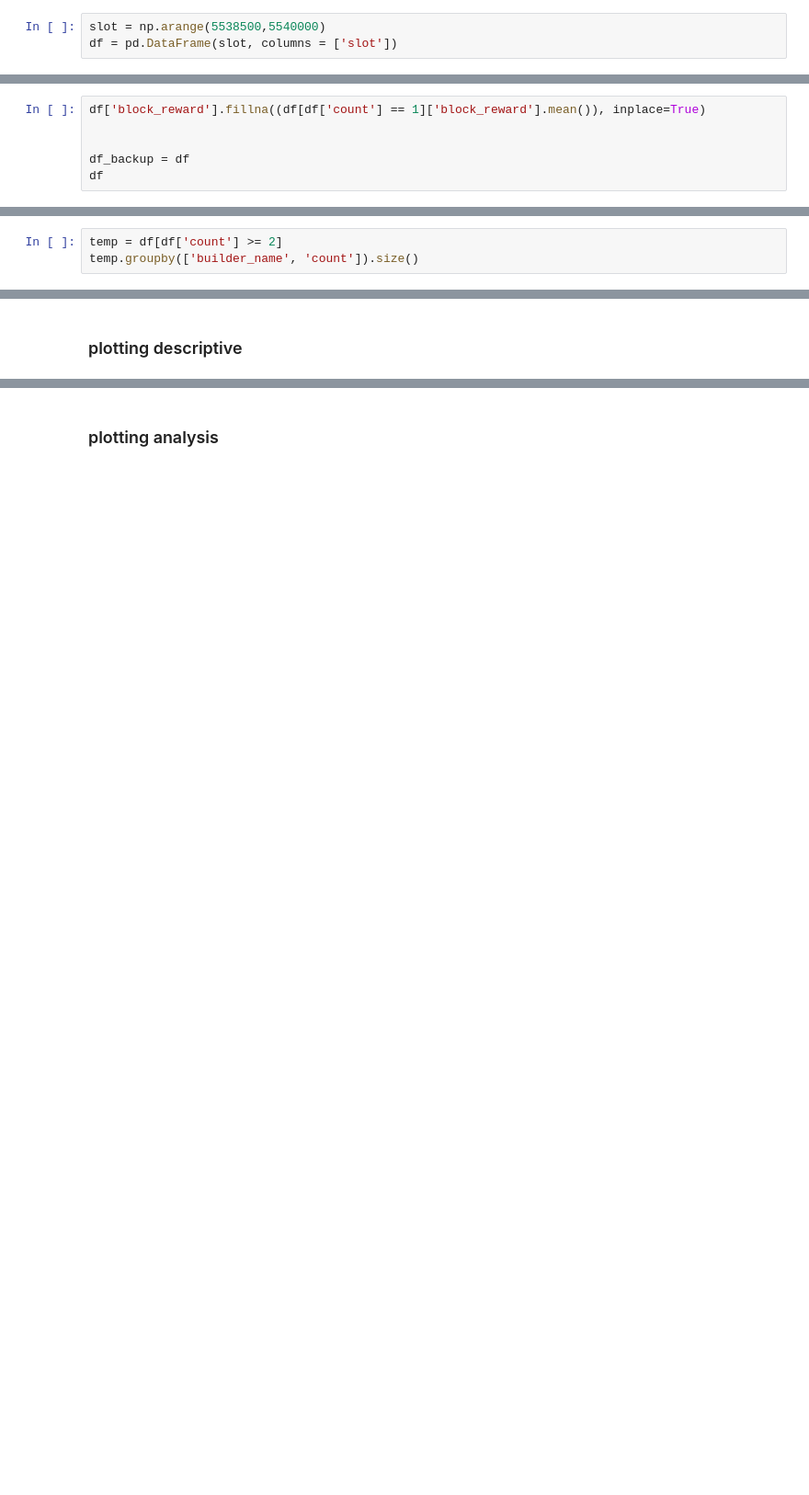
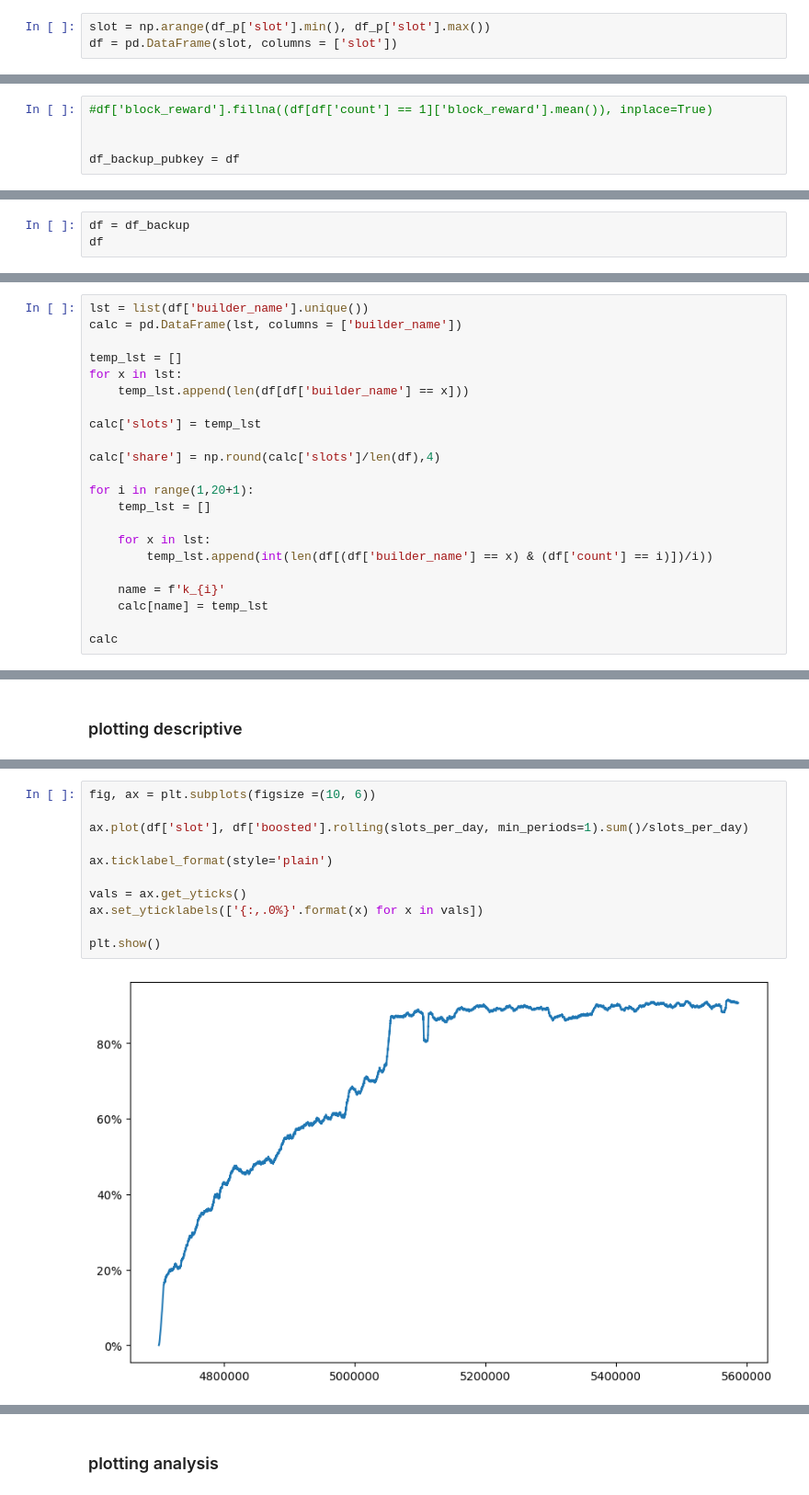
Before and after one commit to vivowa/mmev, a Jupyter notebook: lightblocks_testrun.ipynb, the cells around one changed output, grey strips where cells are left out. Shown at 92% size. Cells and saved outputs as stored; diff of their text form; blank space fills up the shorter version.

```diff
--- a/lightblocks_testrun.ipynb
+++ b/lightblocks_testrun.ipynb
@@ -55,5 +82,5 @@ See the caveats in the documentation: https://pandas.pydata.org/pandas-docs/stab
 # %%
-slot = np.arange(5538500,5540000)
+slot = np.arange(df_p['slot'].min(), df_p['slot'].max())
 df = pd.DataFrame(slot, columns = ['slot'])
 # %%
 df = df.merge(df_p, how='left', on='slot')
@@ -113,8 +130,7 @@ A value is trying to be set on a copy of a slice from a DataFrame
 See the caveats in the documentation: https://pandas.pydata.org/pandas-docs/stable/user_guide/indexing.html#returning-a-view-versus-a-copy
   df['position'].iloc[i-j] = count+1-j
 # %%
-df['block_reward'].fillna((df[df['count'] == 1]['block_reward'].mean()), inplace=True)
+#df['block_reward'].fillna((df[df['count'] == 1]['block_reward'].mean()), inplace=True)
 
 
-df_backup = df
-df
+df_backup_pubkey = df
@@ -138,0 +139,3 @@ print(len(df[df['boosted'] == True])/len(df)*100, '%')
+# %%
+df = df_backup
+df
@@ -168,5 +215,24 @@ eden                         5
 dtype: int64
 # %%
-temp = df[df['count'] >= 2]
-temp.groupby(['builder_name', 'count']).size()
+lst = list(df['builder_name'].unique())
+calc = pd.DataFrame(lst, columns = ['builder_name'])
+
+temp_lst = []
+for x in lst:
+    temp_lst.append(len(df[df['builder_name'] == x]))
+
+calc['slots'] = temp_lst
+
+calc['share'] = np.round(calc['slots']/len(df),4)
+
+for i in range(1,20+1):
+    temp_lst = []
+
+    for x in lst:
+        temp_lst.append(int(len(df[(df['builder_name'] == x) & (df['count'] == i)])/i))
+
+    name = f'k_{i}'
+    calc[name] = temp_lst
+
+calc
 # %% [output]
@@ -192 +277,14 @@ dtype: int64
+# %%
+fig, ax = plt.subplots(figsize =(10, 6))
+
+ax.plot(df['slot'], df['boosted'].rolling(slots_per_day, min_periods=1).sum()/slots_per_day)
+
+ax.ticklabel_format(style='plain')
+
+vals = ax.get_yticks()
+ax.set_yticklabels(['{:,.0%}'.format(x) for x in vals])
+
+plt.show()
+# %% [output]
+[figure, added]
 # %%
```
Also changed, not shown: parts of 50 cells of this notebook, 2 other files.
